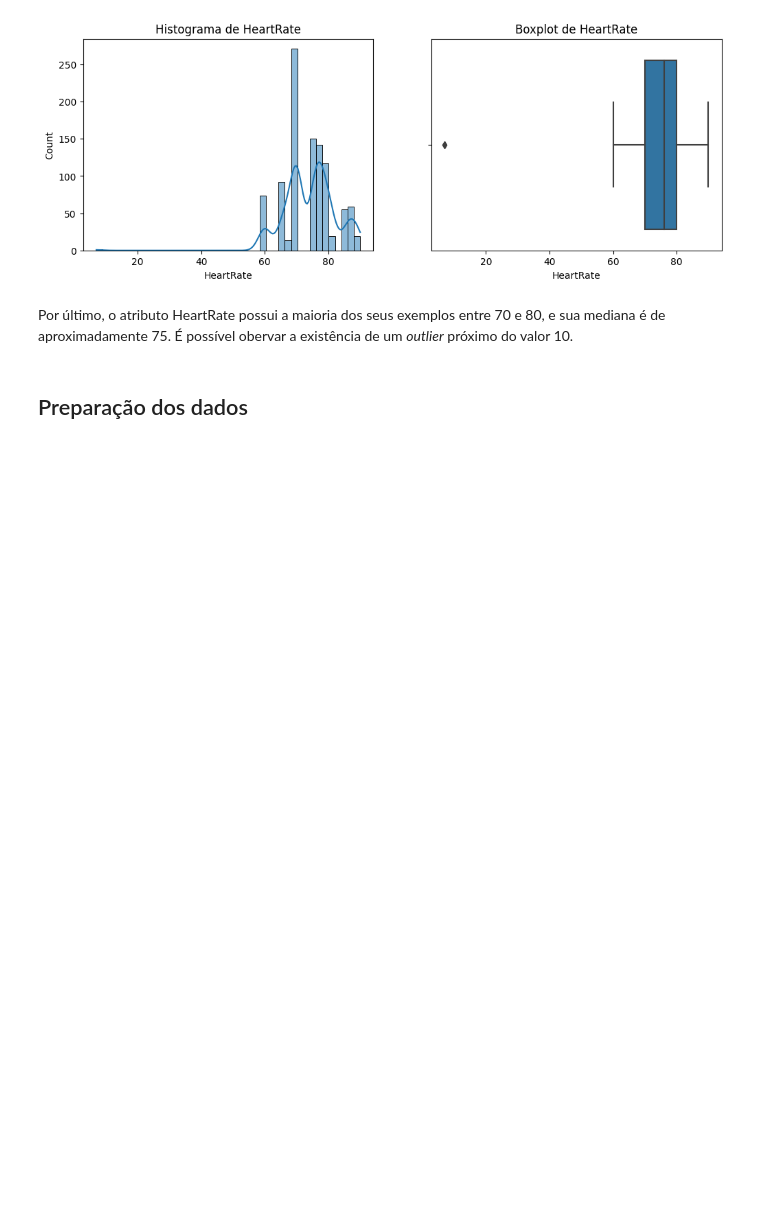
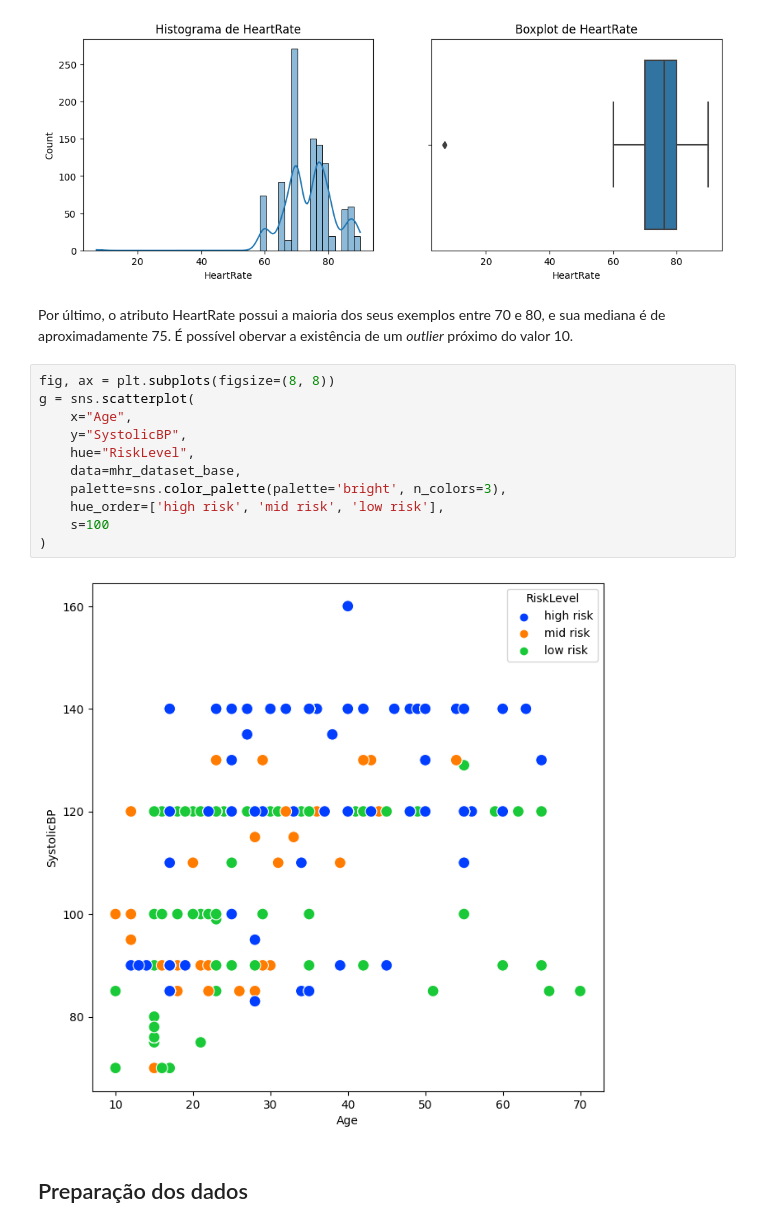
Before and after one commit to jo-alves01/rna-aa3, a Jupyter notebook: rna_mhr.ipynb, the cells around one changed output. Cells and saved outputs as stored; diff of their text form; blank space fills up the shorter version.

```diff
--- a/rna_mhr.ipynb
+++ b/rna_mhr.ipynb
@@ -219,6 +241,19 @@ plot_hist_box(mhr_dataset_base, 'HeartRate')
 [figure]
 # %% [markdown]
 Por último, o atributo HeartRate possui a maioria dos seus exemplos entre 70 e 80, e sua mediana é de aproximadamente 75. É possível obervar a existência de um *outlier* próximo do valor 10.
+# %%
+fig, ax = plt.subplots(figsize=(8, 8))
+g = sns.scatterplot(
+    x="Age",
+    y="SystolicBP",
+    hue="RiskLevel",
+    data=mhr_dataset_base,
+    palette=sns.color_palette(palette='bright', n_colors=3),
+    hue_order=['high risk', 'mid risk', 'low risk'],
+    s=100
+)
+# %% [output]
+[figure, added]
 # %% [markdown]
 ## Preparação dos dados
 # %% [markdown]
```
Also changed, not shown: parts of 50 cells of this notebook, 1 other file.
